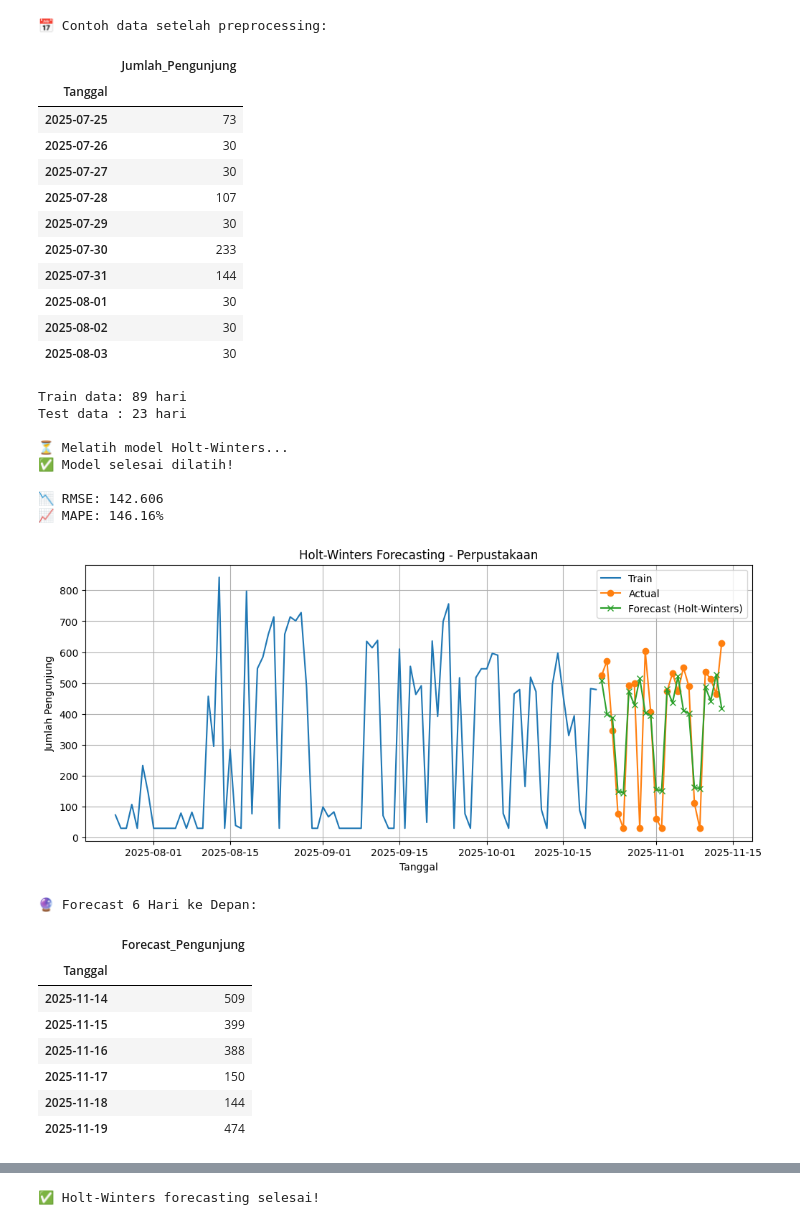
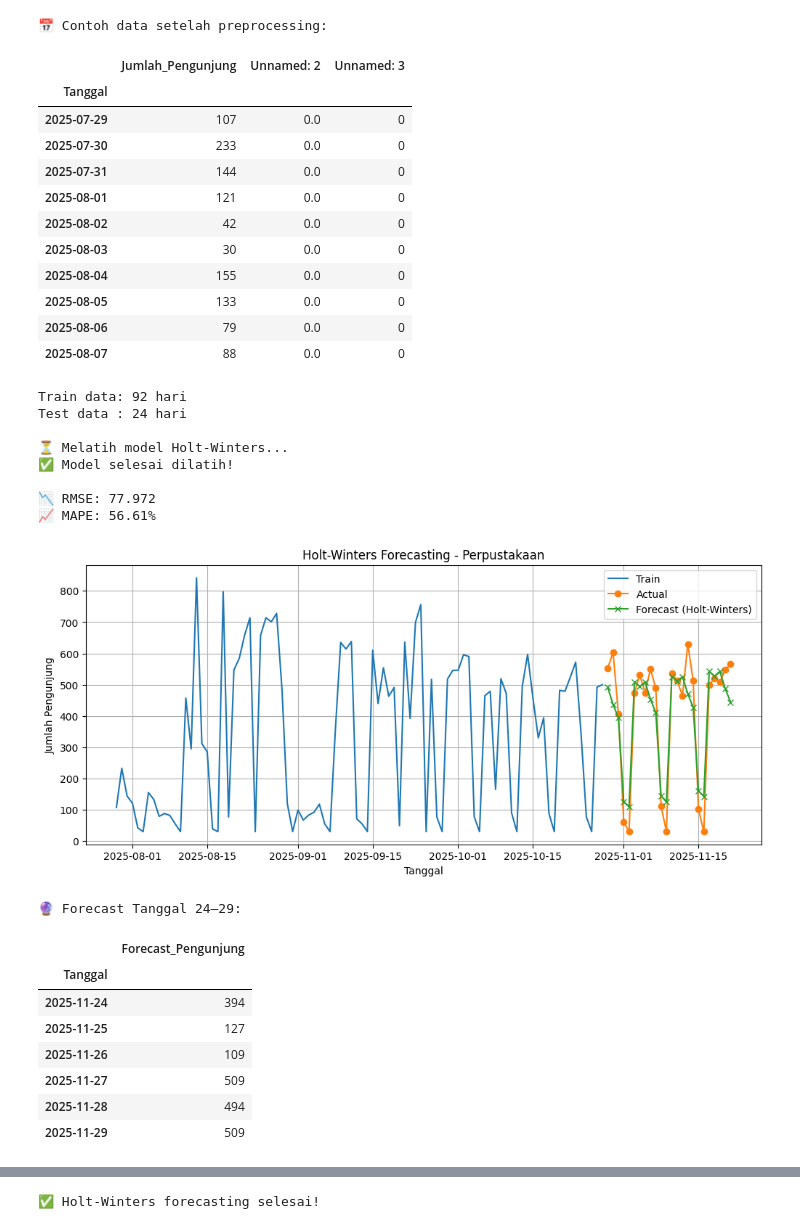
Before and after one commit to michaelnathanielll/Project_Sistem_Informasi_Manufaktur, a Jupyter notebook: model_holt_winters.ipynb, the cells around one changed output, grey strips where cells are left out. Saved outputs shown, nothing was run; the diff lists cells and outputs as text; code cells hidden in the pictures.

```diff
--- a/model_holt_winters.ipynb
+++ b/model_holt_winters.ipynb
@@ -15,7 +17,7 @@ warnings.filterwarnings("ignore")
 # ------------------------------------------------
 # 1️⃣ LOAD DATA
 # ------------------------------------------------
-excel_filename = "dummy_pengunjung_perpustakaan.xlsx"
+excel_filename = "data_pengunjung_perpustakaan.xlsx"
 
 data = pd.read_excel(excel_filename, parse_dates=["Tanggal"])
 data = data.sort_values("Tanggal")
@@ -92,62 +94,70 @@ plt.xlabel("Tanggal")
 plt.ylabel("Jumlah Pengunjung")
 plt.legend()
 plt.grid(True)
 plt.show()
 
 # ------------------------------------------------
-# 8️⃣ FORECAST 6 HARI KE DEPAN
+# FORECAST TANGGAL 24 - 29
 # ------------------------------------------------
-future_values = model.forecast(6)
-future_dates = pd.date_range(start=data_daily.index[-1] + pd.Timedelta(days=1), periods=6)
+
+# Model forecasting mulai dari 22, jadi ambil 8 hari ke depan
+future_values = model.forecast(8)
+
+# Buat tanggal prediksi
+all_future_dates = pd.date_range(start=data_daily.index[-1] + pd.Timedelta(days=1), periods=8)
+
+# Ambil hanya tanggal 24–29 (hari ke 3–8)
+selected_values = future_values[2:8]
+selected_dates = all_future_dates[2:8]
 
 forecast_table = pd.DataFrame({
-    "Tanggal": future_dates,
-    "Forecast_Pengunjung": np.round(future_values).astype(int)
+    "Tanggal": selected_dates,
+    "Forecast_Pengunjung": np.round(selected_values).astype(int)
 }).set_index("Tanggal")
 
-print("\n🔮 Forecast 6 Hari ke Depan:")
+print("\n🔮 Forecast Tanggal 24–29:")
 display(forecast_table)
 
 plt.figure(figsize=(12,5))
 plt.plot(data_daily.index, data_daily["Jumlah_Pengunjung"], label="Data Historis")
 plt.plot(forecast_table.index, forecast_table["Forecast_Pengunjung"], marker="o", color="green")
 plt.title("Perkiraan Jumlah Pengunjung 6 Hari ke Depan (Holt-Winters)")
 plt.xlabel("Tanggal")
 plt.ylabel("Jumlah Pengunjung")
 plt.grid(True)
 plt.legend()
 plt.show()
 
 print("\n✅ Holt-Winters forecasting selesai!")
 # %% [output]
 📅 Contoh data setelah preprocessing:
-|  | Jumlah_Pengunjung |
-| Tanggal |  |
-| 2025-07-25 | 73 |
-| 2025-07-26 | 30 |
-| 2025-07-27 | 30 |
-| 2025-07-28 | 107 |
-| 2025-07-29 | 30 |
-| 2025-07-30 | 233 |
-| 2025-07-31 | 144 |
-| 2025-08-01 | 30 |
-| 2025-08-02 | 30 |
-| 2025-08-03 | 30 |
+|  | Jumlah_Pengunjung | Unnamed: 2 | Unnamed: 3 |
+| Tanggal |  |  |  |
+| 2025-07-29 | 107 | 0.0 | 0 |
+| 2025-07-30 | 233 | 0.0 | 0 |
+| 2025-07-31 | 144 | 0.0 | 0 |
+| 2025-08-01 | 121 | 0.0 | 0 |
+| 2025-08-02 | 42 | 0.0 | 0 |
+| 2025-08-03 | 30 | 0.0 | 0 |
+| 2025-08-04 | 155 | 0.0 | 0 |
+| 2025-08-05 | 133 | 0.0 | 0 |
+| 2025-08-06 | 79 | 0.0 | 0 |
+| 2025-08-07 | 88 | 0.0 | 0 |
-Train data: 89 hari
-Test data : 23 hari
+Train data: 92 hari
+Test data : 24 hari
 
 ⏳ Melatih model Holt-Winters...
 ✅ Model selesai dilatih!
 
-📉 RMSE: 142.606
-📈 MAPE: 146.16%
+📉 RMSE: 77.972
+📈 MAPE: 56.61%
-[figure, old version]
+[figure, new version]
-🔮 Forecast 6 Hari ke Depan:
+🔮 Forecast Tanggal 24–29:
 |  | Forecast_Pengunjung |
 | Tanggal |  |
-| 2025-11-14 | 509 |
-| 2025-11-15 | 399 |
-| 2025-11-16 | 388 |
-| 2025-11-17 | 150 |
-| 2025-11-18 | 144 |
-| 2025-11-19 | 474 |
+| 2025-11-24 | 394 |
+| 2025-11-25 | 127 |
+| 2025-11-26 | 109 |
+| 2025-11-27 | 509 |
+| 2025-11-28 | 494 |
+| 2025-11-29 | 509 |
```
Also changed, not shown: parts of 2 cells of this notebook, 4 other files.
